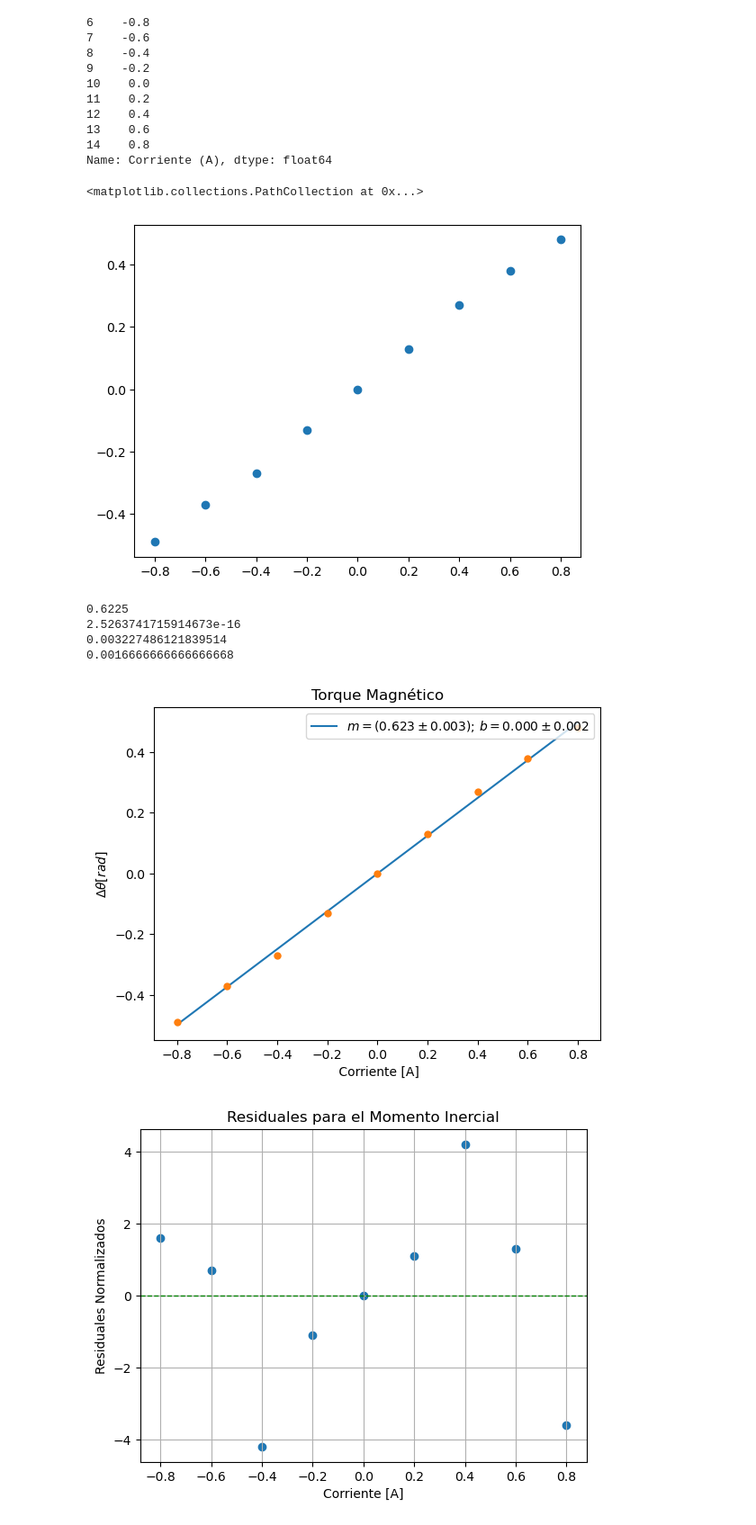
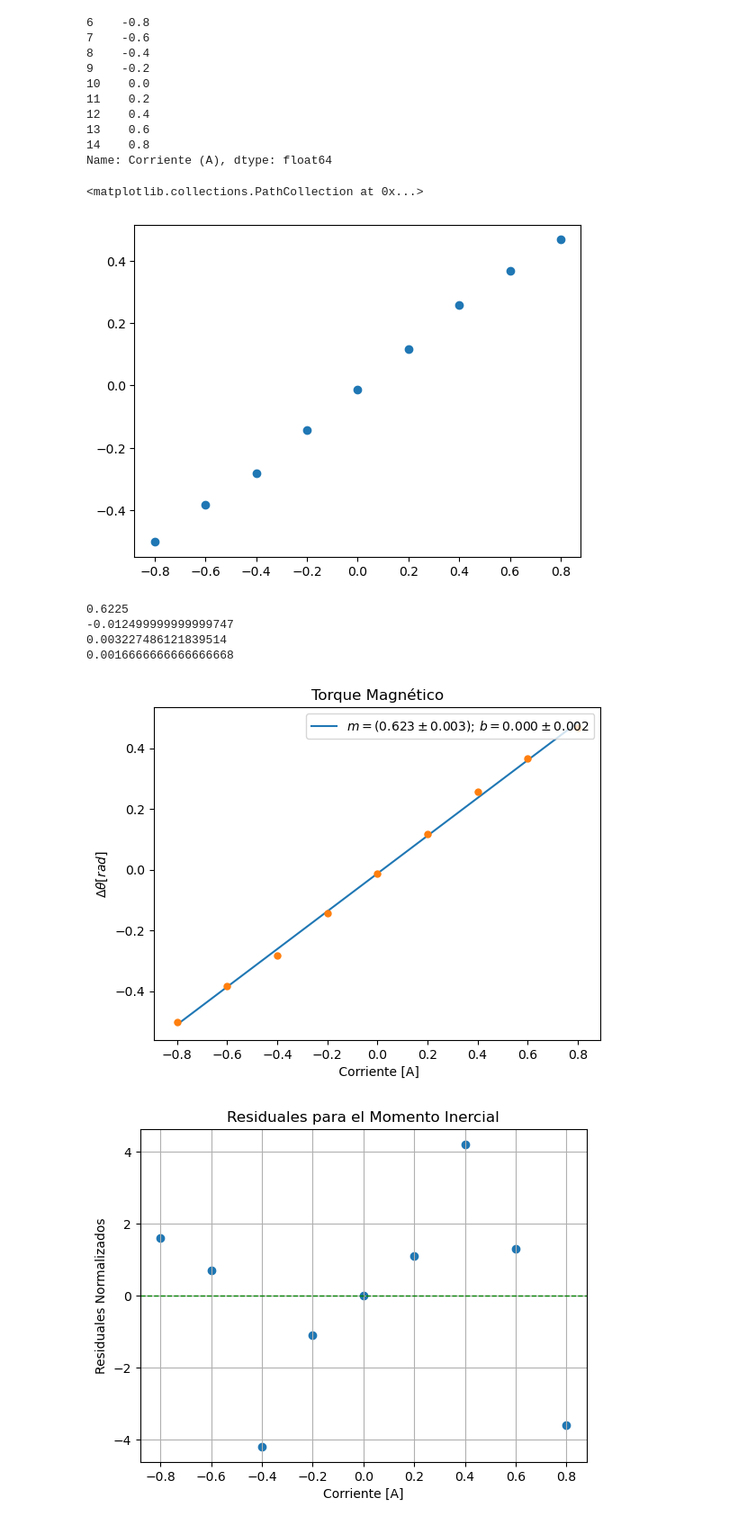
Before and after one commit to lsperezm/Intermedio, a Jupyter notebook: 6. Oscilador Torsional/code/Act 3.ipynb, the cells around one changed output. Shown at 90% size. Cells and saved outputs as stored; diff of their text form; code cells hidden in the pictures.

```diff
--- a/6. Oscilador Torsional/code/Act 3.ipynb
+++ b/6. Oscilador Torsional/code/Act 3.ipynb
@@ -27,6 +27,7 @@ data
 # %%
 I= data['Corriente (A)']
 Theta=data['ΔΘ (rad)']
+Theta = Theta - 0.0125
 
 Ierr= data['error Corriente A)']
 Thetaerr= data['error ΔΘ (rad)']
@@ -138,7 +139,7 @@ Name: Corriente (A), dtype: float64
 plt.scatter(I_new, Theta_new)
 # %% [output]
 <matplotlib.collections.PathCollection at 0x...>
-[figure, old version]
+[figure, new version]
 # %%
 w = 1/(Thetaerr_new**2)
 
@@ -161,24 +162,24 @@ print(m_std_err)
 print(b_std_err)
 # %% [output]
 0.6225
-2.5263741715914673e-16
+-0.012499999999999747
 0.003227486121839514
 0.0016666666666666668
 # %%
 x = np.linspace(-0.8, 0.8, 1000)
 y = m*x+b
 
-plt.plot(x, y, label = r"$m = (0.623\pm 0.003)$" + "; " + r"$b = 0.000\pm 0.002$")
+plt.plot(x, y, label = r"$m = (0.623\pm 0.003)$" + "; " + r"$b = 0.003\pm 0.002$")
 plt.errorbar(I_new, Theta_new, Thetaerr_new, Ierr_new, fmt="o", markersize=5, capsize=1)
 
 plt.title("Torque Magnético")
 plt.xlabel(" Corriente [A]")
 plt.ylabel(r"$\Delta \theta [rad]$")
 plt.legend(loc="upper right")
 
 plt.savefig("act3_img2")
 # %% [output]
-[figure, old version]
+[figure, new version]
 # %%
 model = m*I_new+b
 res = (Theta_new - model)/Thetaerr_new
```
Also changed, not shown: parts of 3 cells of this notebook, 22 other files.
